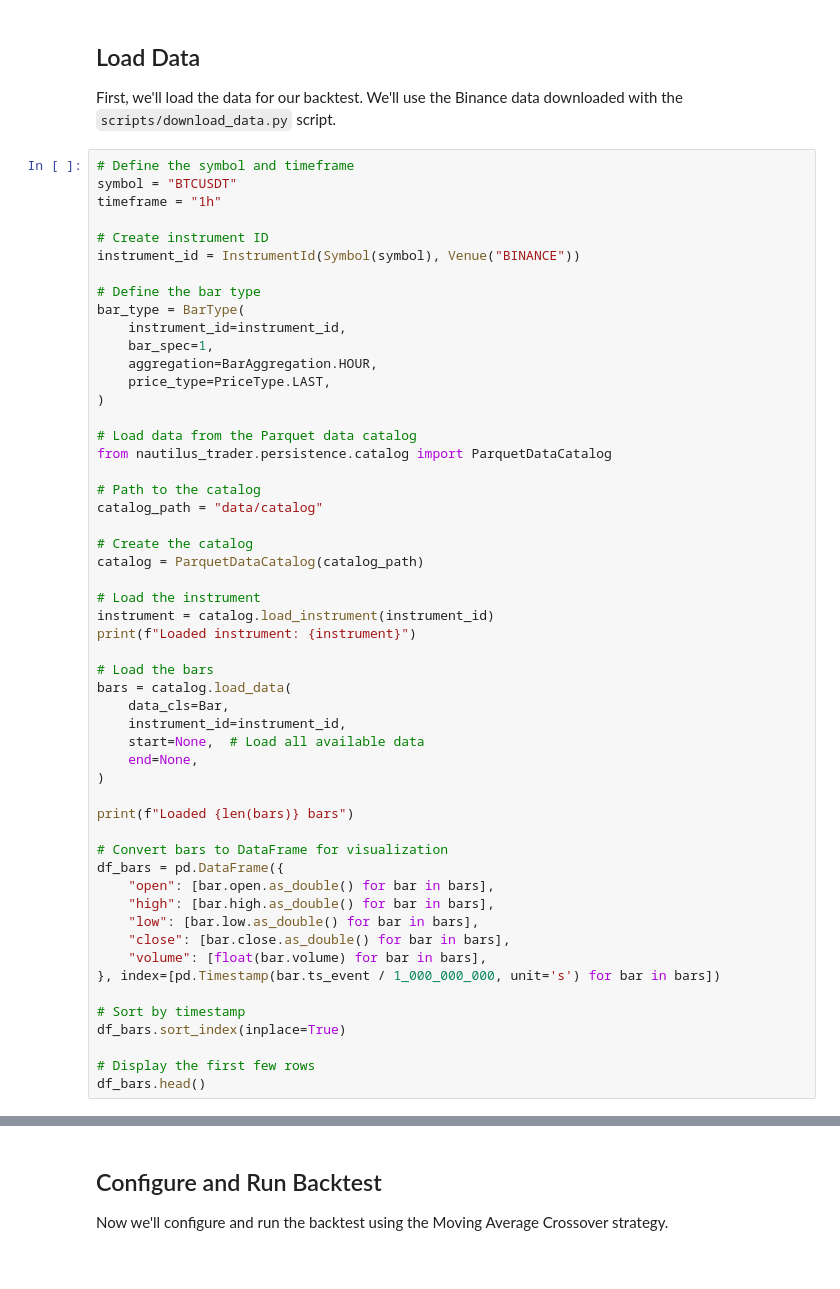
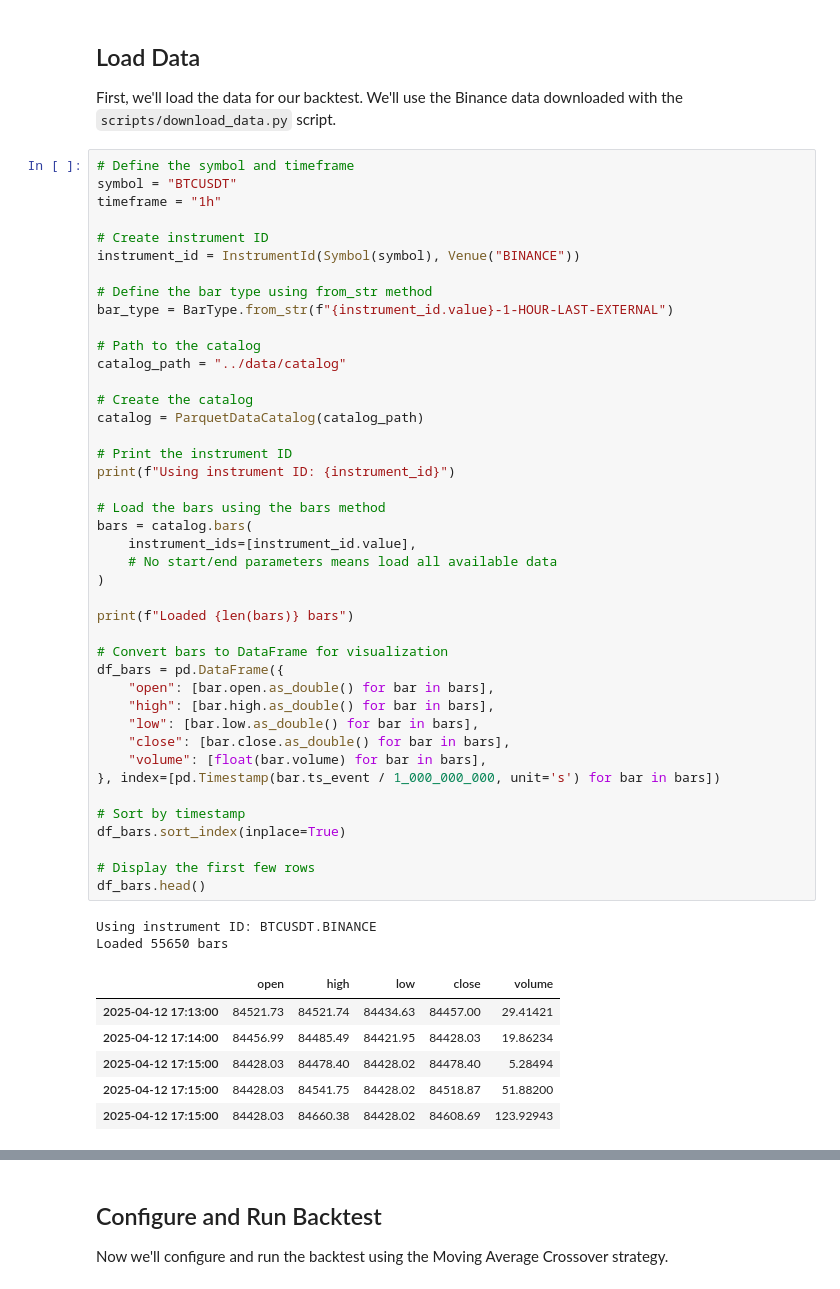
Before and after one commit to todorkolev/nautilus-playground, a Jupyter notebook: notebooks/moving_average_crossover_backtest.ipynb, the cells around one changed output, grey strips where cells are left out. Saved outputs shown, nothing was run; the diff lists cells and outputs as text.

```diff
--- a/notebooks/moving_average_crossover_backtest.ipynb
+++ b/notebooks/moving_average_crossover_backtest.ipynb
@@ -43,53 +41,51 @@ symbol = "BTCUSDT"
 timeframe = "1h"
 
 # Create instrument ID
 instrument_id = InstrumentId(Symbol(symbol), Venue("BINANCE"))
 
-# Define the bar type
-bar_type = BarType(
-    instrument_id=instrument_id,
-    bar_spec=1,
-    aggregation=BarAggregation.HOUR,
-    price_type=PriceType.LAST,
-)
-
-# Load data from the Parquet data catalog
-from nautilus_trader.persistence.catalog import ParquetDataCatalog
+# Define the bar type using from_str method
+bar_type = BarType.from_str(f"{instrument_id.value}-1-HOUR-LAST-EXTERNAL")
 
 # Path to the catalog
-catalog_path = "data/catalog"
+catalog_path = "../data/catalog"
 
 # Create the catalog
 catalog = ParquetDataCatalog(catalog_path)
 
-# Load the instrument
-instrument = catalog.load_instrument(instrument_id)
-print(f"Loaded instrument: {instrument}")
+# Print the instrument ID
+print(f"Using instrument ID: {instrument_id}")
 
-# Load the bars
-bars = catalog.load_data(
-    data_cls=Bar,
-    instrument_id=instrument_id,
-    start=None,  # Load all available data
-    end=None,
+# Load the bars using the bars method
+bars = catalog.bars(
+    instrument_ids=[instrument_id.value],
+    # No start/end parameters means load all available data
 )
 
 print(f"Loaded {len(bars)} bars")
 
 # Convert bars to DataFrame for visualization
 df_bars = pd.DataFrame({
     "open": [bar.open.as_double() for bar in bars],
     "high": [bar.high.as_double() for bar in bars],
     "low": [bar.low.as_double() for bar in bars],
     "close": [bar.close.as_double() for bar in bars],
     "volume": [float(bar.volume) for bar in bars],
 }, index=[pd.Timestamp(bar.ts_event / 1_000_000_000, unit='s') for bar in bars])
 
 # Sort by timestamp
 df_bars.sort_index(inplace=True)
 
 # Display the first few rows
 df_bars.head()
+# %% [output]
+Using instrument ID: BTCUSDT.BINANCE
+Loaded 55650 bars
+|  | open | high | low | close | volume |
+| 2025-04-12 17:13:00 | 84521.73 | 84521.74 | 84434.63 | 84457.00 | 29.41421 |
+| 2025-04-12 17:14:00 | 84456.99 | 84485.49 | 84421.95 | 84428.03 | 19.86234 |
+| 2025-04-12 17:15:00 | 84428.03 | 84478.40 | 84428.02 | 84478.40 | 5.28494 |
+| 2025-04-12 17:15:00 | 84428.03 | 84541.75 | 84428.02 | 84518.87 | 51.88200 |
+| 2025-04-12 17:15:00 | 84428.03 | 84660.38 | 84428.02 | 84608.69 | 123.92943 |
 # %% [markdown]
 ## Prepare Data for Backtest
 
```
Also changed, not shown: parts of 8 cells of this notebook, 1 other file.
